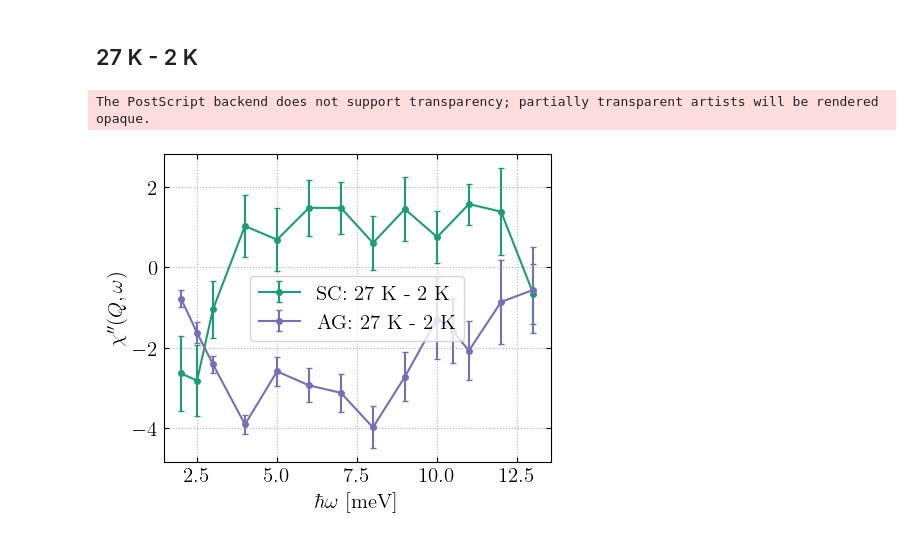
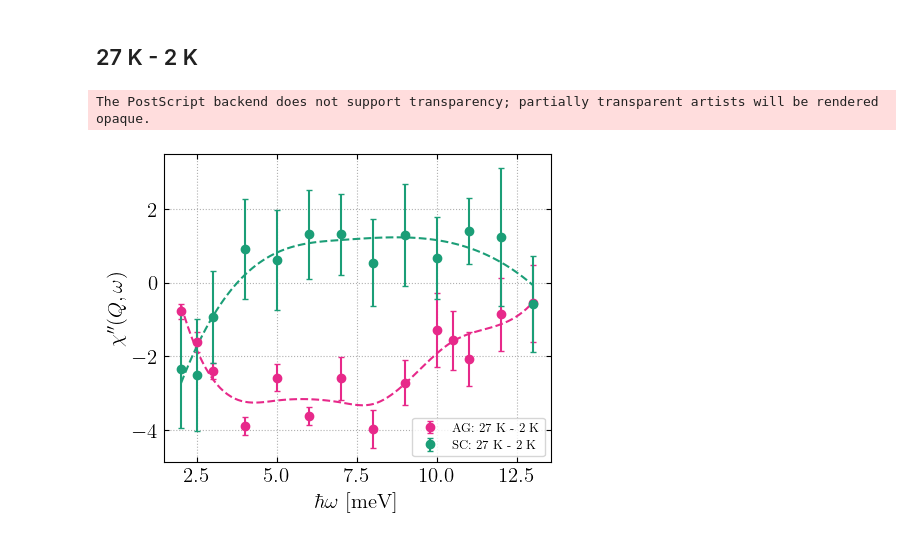
Before and after one commit to NBI-Magnetism-Group/NCCO_Analysis_Code_2026, a Jupyter notebook: DataAnalysis.ipynb, the cells around one changed output. Saved outputs shown, nothing was run; the diff lists cells and outputs as text; code cells hidden in the pictures.

```diff
--- a/DataAnalysis.ipynb
+++ b/DataAnalysis.ipynb
@@ -903,4 +936,8 @@ sigma_ag_8mev, sigma_err_ag_8mev  = PlotGaussSigma(ag_q_8mev, x_attr='TT', title
 sigma_ag_2K, sigma_err_ag_2K = PlotGaussSigma(ag_q_2K, x_attr='EN', title='AG: $T =$2 K')
 
 sigma_ag_27K, sigma_err_ag_27K   = PlotGaussSigma(ag_q_27K, x_attr='EN', title='AG: $T =$27 K')
+
+sigma_sc_scan_2K, sigma_err_sc_scan_2K = PlotGaussSigma(sc_q_scans_2K, x_attr='EN', title='SC: $T =$2 K')
+
+sigma_sc_scan_27K, sigma_err_sc_scan_27K   = PlotGaussSigma(sc_q_scans_27K, x_attr='EN', title='SC: $T =$27 K')
 # %% [output]
@@ -911,8 +969,8 @@ sigma_ag_27K, sigma_err_ag_27K   = PlotGaussSigma(ag_q_27K, x_attr='EN', title='
 # %% [markdown]
 ### What is the average sigma across all q-scans in AG
 # %%
-all_sigmas_ag = sigma_ag_2K + sigma_ag_27K + sigma_ag_2mev + sigma_ag_8mev
-all_sigma_errs_ag = sigma_err_ag_2K + sigma_err_ag_27K + sigma_err_ag_2mev + sigma_err_ag_8mev
+all_sigmas_ag = sigma_ag_2K + sigma_ag_27K + sigma_ag_2mev + sigma_ag_8mev + sigma_sc_scan_2K + sigma_sc_scan_27K
+all_sigma_errs_ag = sigma_err_ag_2K + sigma_err_ag_27K + sigma_err_ag_2mev + sigma_err_ag_8mev + sigma_err_sc_scan_2K + sigma_err_sc_scan_27K
 
 sigmas = []
 sigma_errs = []
@@ -922,11 +980,17 @@ for i in range(len(all_sigmas_ag)):
         sigmas.append(all_sigmas_ag[i])
         sigma_errs.append(all_sigma_errs_ag[i])
     else:
-        a=0
+        abk=0
 
-mean_sigmas = np.mean(np.asarray(sigmas))
-mean_sigma_errs = np.mean(np.asarray(sigma_errs))
+weights = 1 / np.asarray(sigma_errs)**2
+
+mean_sigmas = np.average(np.asarray(sigmas), weights=weights)
+
+mean_sigma_errs = np.sqrt(1 / np.sum(weights))
+
 
 print(mean_sigmas)
 print(mean_sigma_errs)
+
+# Used to detemine the approx area under the 3-point scans.
 # %% [output]
@@ -1112,26 +1255,41 @@ The PostScript backend does not support transparency; partially transparent arti
 # %% [markdown]
 ## 27 K - 2 K
 # %%
-plt.figure(figsize=(5,4))
+#################################### calc data ####################################
 
 amp_sc_p3_TT = np.asarray(sc_p3_area_2K) - np.asarray(sc_p3_area_27K)
 amp_err_sc_p3_TT = np.sqrt(np.asarray(sc_p3_area_err_27K)**2 + np.asarray(sc_p3_area_err_2K)**2)
 
-
 ag_tt = np.asarray(A_ag_2K) - np.asarray(A_ag_27K)
 ag_tt_err = np.sqrt(np.asarray(A_err_ag_27K)**2 + np.asarray(A_err_ag_2K)**2)
 
-plt.errorbar(EN_sc_p3_27K, amp_sc_p3_TT, capsize = 2, fmt ='-o', yerr = amp_err_sc_p3_TT, label = 'SC: 27 K - 2 K ')
-plt.errorbar(EN_ag_27K, ag_tt, capsize = 2, fmt ='-o', yerr = ag_tt_err, label = 'AG: 27 K - 2 K ')
+#################################### spline ####################################
+
+x_energy = np.linspace(np.min(EN_ag_27K), np.max(EN_ag_27K), 100)
+
+spline_amp_sc_p3_TT = UnivariateSpline(EN_sc_p3_27K, amp_sc_p3_TT, s=3)  # s is the smoothing factor
+spliney_amp_sc_p3_TT = spline_amp_sc_p3_TT(x_energy)
+
+spline_ag_tt = UnivariateSpline(EN_ag_27K, ag_tt, s=3)  # s is the smoothing factor
+spliney_ag_tt = spline_ag_tt(x_energy)
+
+
+#################################### PLOT ####################################
+
+plt.figure(figsize=(5, 4))
+
+plt.errorbar(EN_ag_27K, ag_tt, capsize=2, fmt='o', yerr=ag_tt_err, label='AG: 27 K - 2 K', color='#e7298a')
+plt.plot(x_energy, spliney_ag_tt, '--', color='#e7298a')
+
+plt.errorbar(EN_sc_p3_27K, amp_sc_p3_TT, capsize=2, fmt='o', yerr=amp_err_sc_p3_TT, label='SC: 27 K - 2 K', color='#1b9e77')
+plt.plot(x_energy, spliney_amp_sc_p3_TT, '--', color='#1b9e77')
 
 plt.ylabel('$\chi\'\'(Q, \omega)$')
 plt.xlabel('$\hbar \omega$ [meV]')
-#plt.yticks([-1.25, -1.0, -0.75, -0.5, -0.25, 0, 0.25, 0.5])
-#plt.ylim(-1.25,0.5)
 plt.grid(linestyle='dotted')
-plt.legend()
+plt.legend(fontsize=9)
 
-plt.savefig('T_difference.eps', format='eps',bbox_inches='tight')
+plt.savefig('T_difference.eps', format='eps', bbox_inches='tight')
 # %% [output]
 The PostScript backend does not support transparency; partially transparent artists will be rendered opaque.
-[figure, old version]
+[figure, new version]
```
Also changed, not shown: parts of 13 cells of this notebook, 5 other files.
